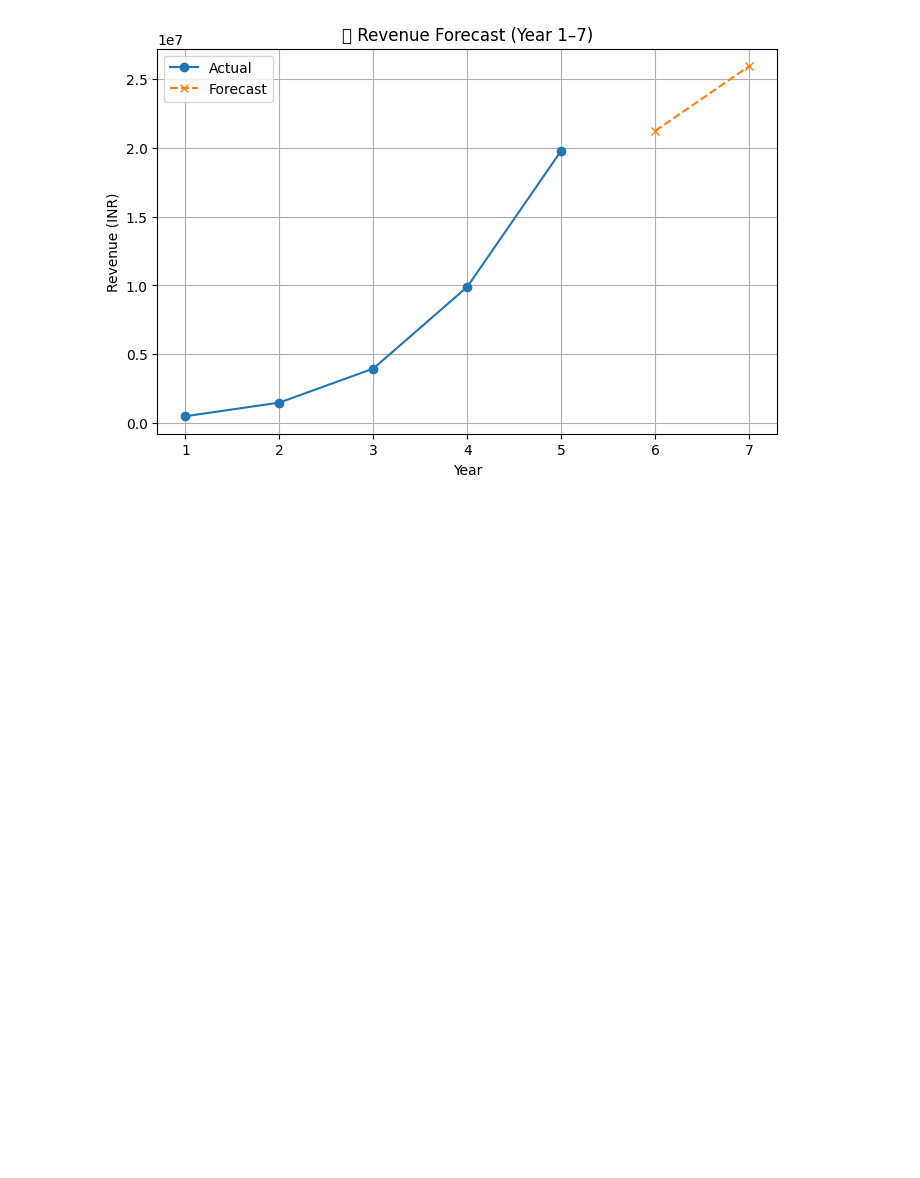
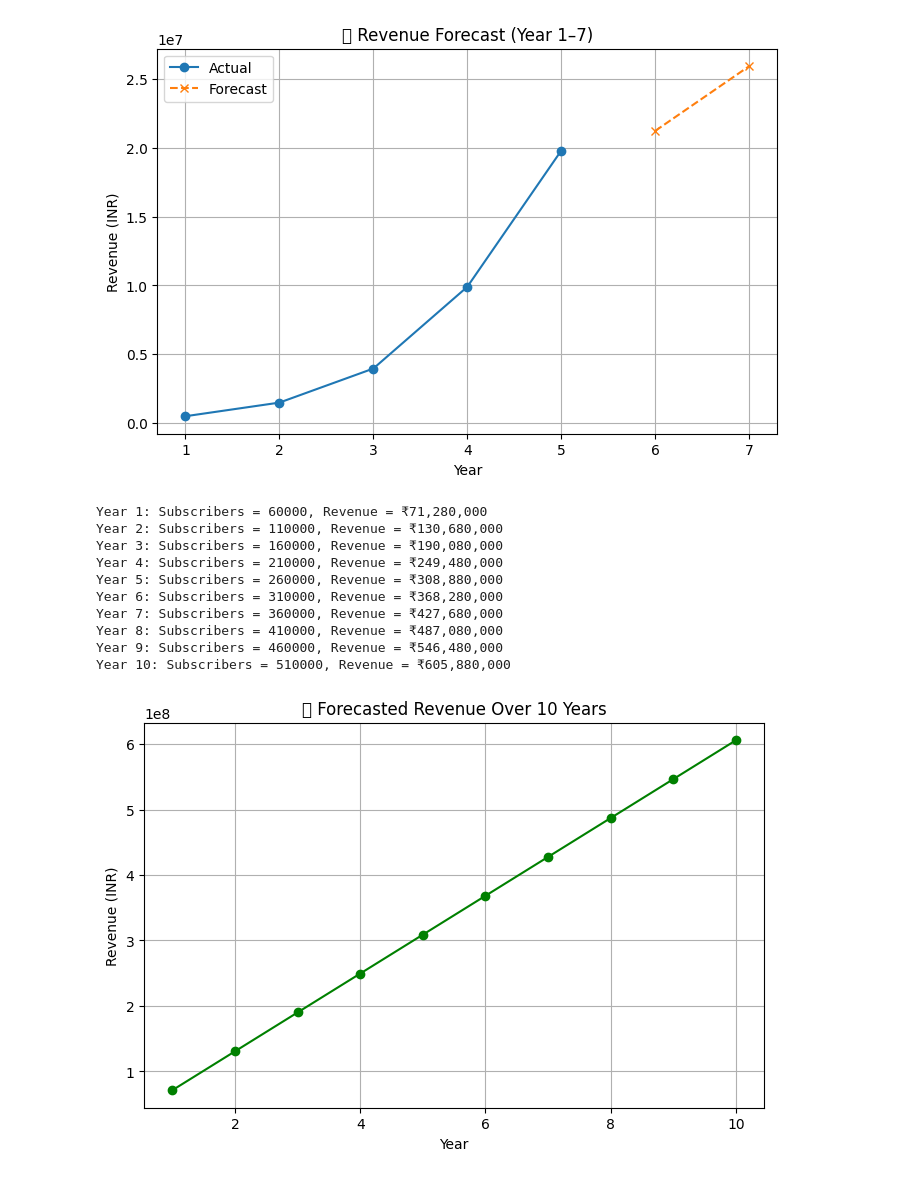
Before and after one commit to suhanisharma10/AgroMind-AI-Product-Service-Prototype-Development-Financial-Modelling, a Jupyter notebook: agromind-ai-prototype-develop-financial-model.ipynb, the cells around one changed output. Saved outputs shown, nothing was run; the diff lists cells and outputs as text; code cells hidden in the pictures; blank space fills up the shorter version.

```diff
--- a/agromind-ai-prototype-develop-financial-model.ipynb
+++ b/agromind-ai-prototype-develop-financial-model.ipynb
@@ -100,3 +100,38 @@ plt.grid(True)
 plt.show()
 # %% [output]
 [figure]
+# %%
+# Constants
+a = 50000  # Subscribers gained per year
+b = 10000  # Initial subscribers
+P = 1188   # Price per subscriber per year (₹99/month)
+
+# Time period
+years = np.arange(1, 11)
+subscribers = a * years + b
+revenue = subscribers * P
+
+# Display equation result
+for t, s, r in zip(years, subscribers, revenue):
+    print(f"Year {t}: Subscribers = {s}, Revenue = ₹{r:,}")
+
+# Plotting
+plt.figure(figsize=(8, 5))
+plt.plot(years, revenue, marker='o', color='green')
+plt.title("📊 Forecasted Revenue Over 10 Years")
+plt.xlabel("Year")
+plt.ylabel("Revenue (INR)")
+plt.grid(True)
+plt.show()
+# %% [output]
+Year 1: Subscribers = 60000, Revenue = ₹71,280,000
+Year 2: Subscribers = 110000, Revenue = ₹130,680,000
+Year 3: Subscribers = 160000, Revenue = ₹190,080,000
+Year 4: Subscribers = 210000, Revenue = ₹249,480,000
+Year 5: Subscribers = 260000, Revenue = ₹308,880,000
+Year 6: Subscribers = 310000, Revenue = ₹368,280,000
+Year 7: Subscribers = 360000, Revenue = ₹427,680,000
+Year 8: Subscribers = 410000, Revenue = ₹487,080,000
+Year 9: Subscribers = 460000, Revenue = ₹546,480,000
+Year 10: Subscribers = 510000, Revenue = ₹605,880,000
+[figure, added]
```
